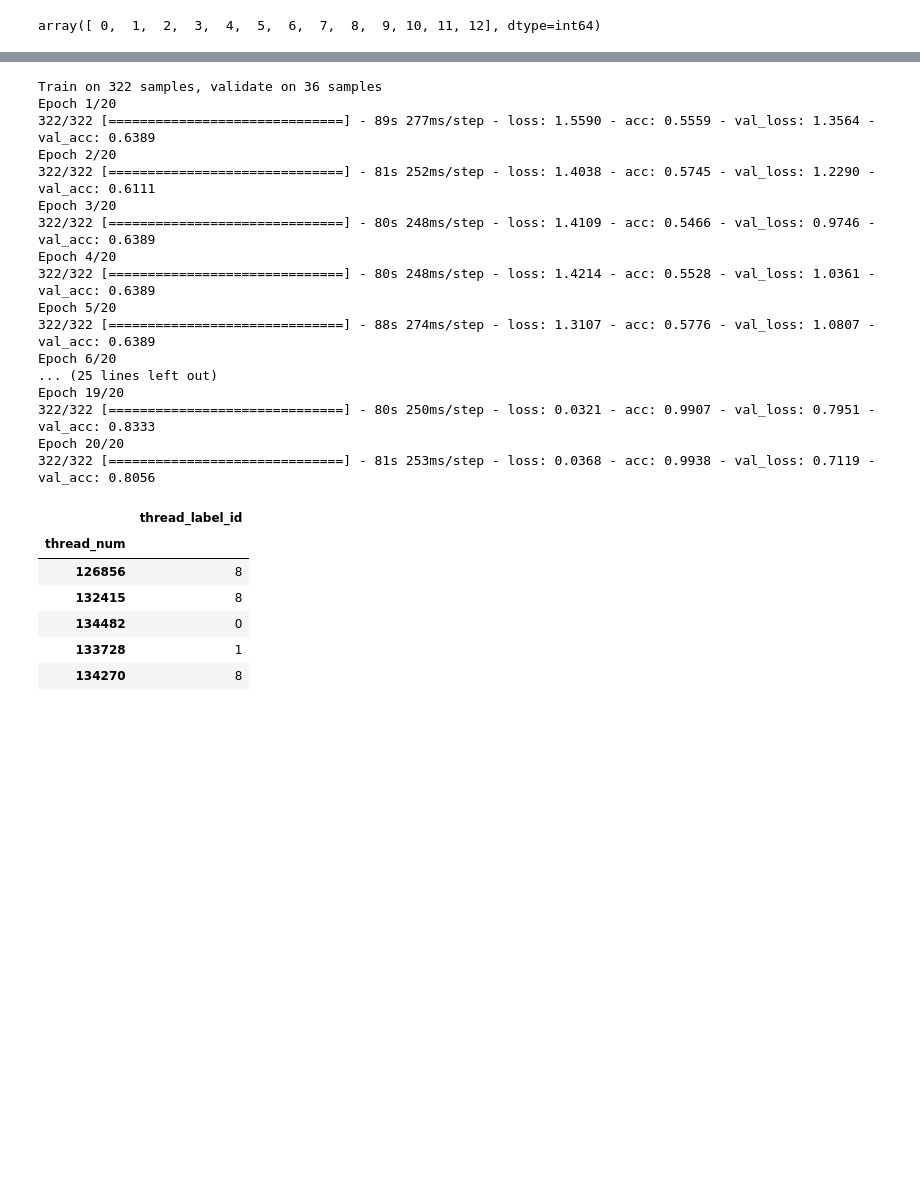
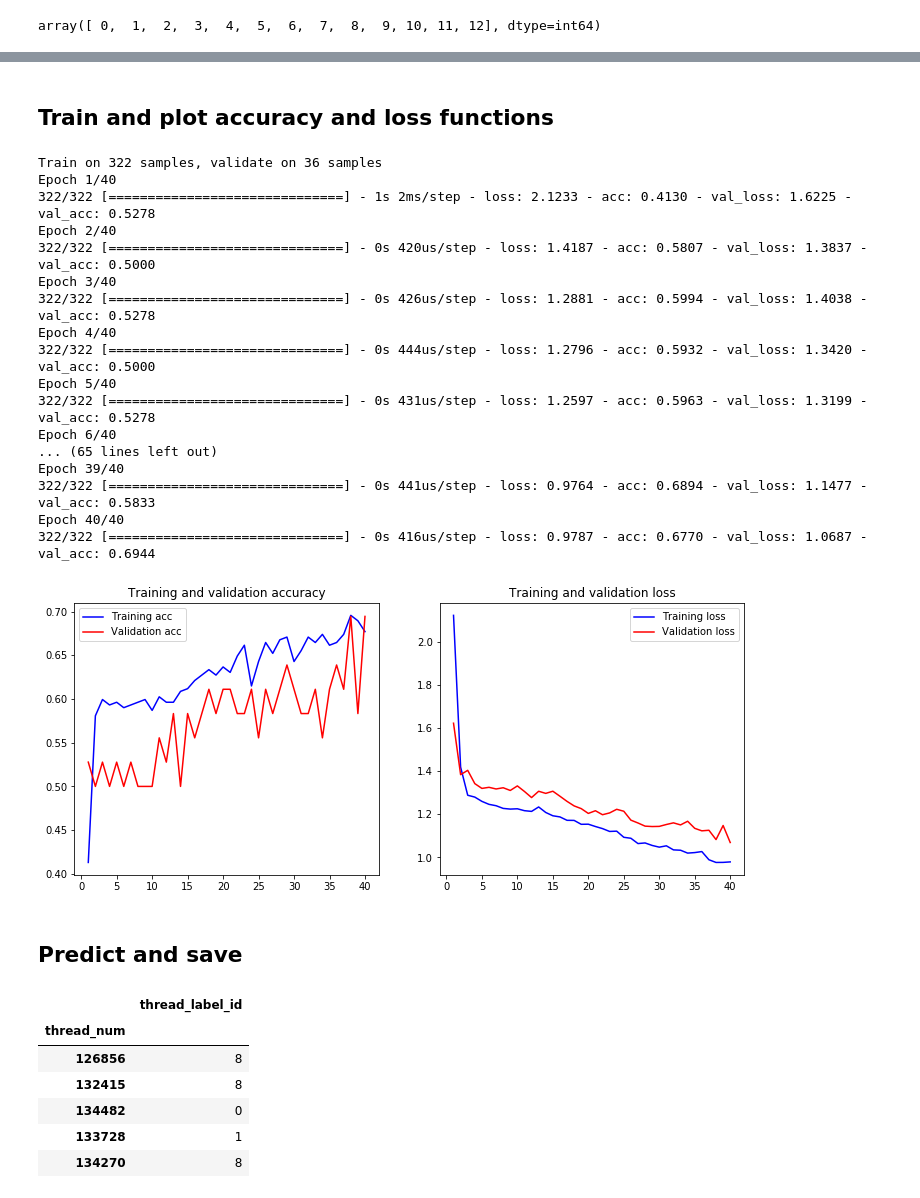
Before and after one commit to Nikishul/Kaggle-NMA-Competition, a Jupyter notebook: notebooks/CNN.ipynb, the cells around one changed output, grey strips where cells are left out. Saved outputs shown, nothing was run; the diff lists cells and outputs as text; code cells hidden in the pictures; blank space fills up the shorter version.

```diff
--- a/notebooks/CNN.ipynb
+++ b/notebooks/CNN.ipynb
@@ -120,5 +78,5 @@ from keras.layers.normalization import BatchNormalization
 from keras.layers.advanced_activations import LeakyReLU
 # %%
 batch_size = 10
-epochs = 20
-num_classes = 13
+epochs = 40
+num_classes = len(classes)
@@ -140,14 +83,11 @@ mafia_model.add(Dense(num_classes, activation='softmax'))
 # %%
 model = Sequential()
-model.add(Conv1D(101, 5, activation='relu'))
+model.add(Conv1D(10, 5, activation='relu',input_shape=(115,1)))
 model.add(MaxPooling1D(5))
-model.add(Conv1D(101, 5, activation='relu'))
-model.add(MaxPooling1D(5))
-model.add(Conv1D(101, 5, activation='relu'))
-model.add(MaxPooling1D(35))
-model.add(Flatten())
-model.add(Dense(101, activation='relu'))
+model.add(Conv1D(115, 5, activation='relu'))
+model.add(GlobalMaxPooling1D())
+model.add(Dense(115, activation='sigmoid'))
 model.add(Dense(num_classes, activation='softmax'))
 # %%
-mafia_model.compile(loss=keras.losses.categorical_crossentropy, optimizer=keras.optimizers.Adam(),metrics=['accuracy'])
+model.compile(loss=keras.losses.categorical_crossentropy, optimizer=keras.optimizers.Adam(),metrics=['accuracy'])
 # %%
@@ -171,23 +113,49 @@ Trainable params: 9,053,325
 Non-trainable params: 0
 _________________________________________________________________
+# %% [markdown]
+## Train and plot accuracy and loss functions
 # %%
-mafia_train = mafia_model.fit(train_X, train_label, batch_size=batch_size,epochs=epochs,verbose=1,validation_data=(valid_X, valid_label))
+history = model.fit(train_X, train_label, batch_size=batch_size,epochs=epochs,verbose=1,validation_data=(valid_X, valid_label))
 # %% [output]
 Train on 322 samples, validate on 36 samples
-Epoch 1/20
-322/322 [==============================] - 89s 277ms/step - loss: 1.5590 - acc: 0.5559 - val_loss: 1.3564 - val_acc: 0.6389
-Epoch 2/20
-322/322 [==============================] - 81s 252ms/step - loss: 1.4038 - acc: 0.5745 - val_loss: 1.2290 - val_acc: 0.6111
-Epoch 3/20
-322/322 [==============================] - 80s 248ms/step - loss: 1.4109 - acc: 0.5466 - val_loss: 0.9746 - val_acc: 0.6389
-Epoch 4/20
-322/322 [==============================] - 80s 248ms/step - loss: 1.4214 - acc: 0.5528 - val_loss: 1.0361 - val_acc: 0.6389
-Epoch 5/20
-322/322 [==============================] - 88s 274ms/step - loss: 1.3107 - acc: 0.5776 - val_loss: 1.0807 - val_acc: 0.6389
-Epoch 6/20
-... (25 lines left out)
-Epoch 19/20
-322/322 [==============================] - 80s 250ms/step - loss: 0.0321 - acc: 0.9907 - val_loss: 0.7951 - val_acc: 0.8333
-Epoch 20/20
-322/322 [==============================] - 81s 253ms/step - loss: 0.0368 - acc: 0.9938 - val_loss: 0.7119 - val_acc: 0.8056
+Epoch 1/40
+322/322 [==============================] - 1s 2ms/step - loss: 2.1233 - acc: 0.4130 - val_loss: 1.6225 - val_acc: 0.5278
+Epoch 2/40
+322/322 [==============================] - 0s 420us/step - loss: 1.4187 - acc: 0.5807 - val_loss: 1.3837 - val_acc: 0.5000
+Epoch 3/40
+322/322 [==============================] - 0s 426us/step - loss: 1.2881 - acc: 0.5994 - val_loss: 1.4038 - val_acc: 0.5278
+Epoch 4/40
+322/322 [==============================] - 0s 444us/step - loss: 1.2796 - acc: 0.5932 - val_loss: 1.3420 - val_acc: 0.5000
+Epoch 5/40
+322/322 [==============================] - 0s 431us/step - loss: 1.2597 - acc: 0.5963 - val_loss: 1.3199 - val_acc: 0.5278
+Epoch 6/40
+... (65 lines left out)
+Epoch 39/40
+322/322 [==============================] - 0s 441us/step - loss: 0.9764 - acc: 0.6894 - val_loss: 1.1477 - val_acc: 0.5833
+Epoch 40/40
+322/322 [==============================] - 0s 416us/step - loss: 0.9787 - acc: 0.6770 - val_loss: 1.0687 - val_acc: 0.6944
+# %%
+def plot_history(history):
+    acc = history.history['acc']
+    val_acc = history.history['val_acc']
+    loss = history.history['loss']
+    val_loss = history.history['val_loss']
+    x = range(1, len(acc) + 1)
+
+    plt.figure(figsize=(12, 5))
+    plt.subplot(1, 2, 1)
+    plt.plot(x, acc, 'b', label='Training acc')
+    plt.plot(x, val_acc, 'r', label='Validation acc')
+    plt.title('Training and validation accuracy')
+    plt.legend()
+    plt.subplot(1, 2, 2)
+    plt.plot(x, loss, 'b', label='Training loss')
+    plt.plot(x, val_loss, 'r', label='Validation loss')
+    plt.title('Training and validation loss')
+    plt.legend()
+plot_history(history)
+# %% [output]
+[figure, added]
+# %% [markdown]
+## Predict and save
 # %%
```
Also changed, not shown: parts of 23 cells of this notebook, 7 other files.
